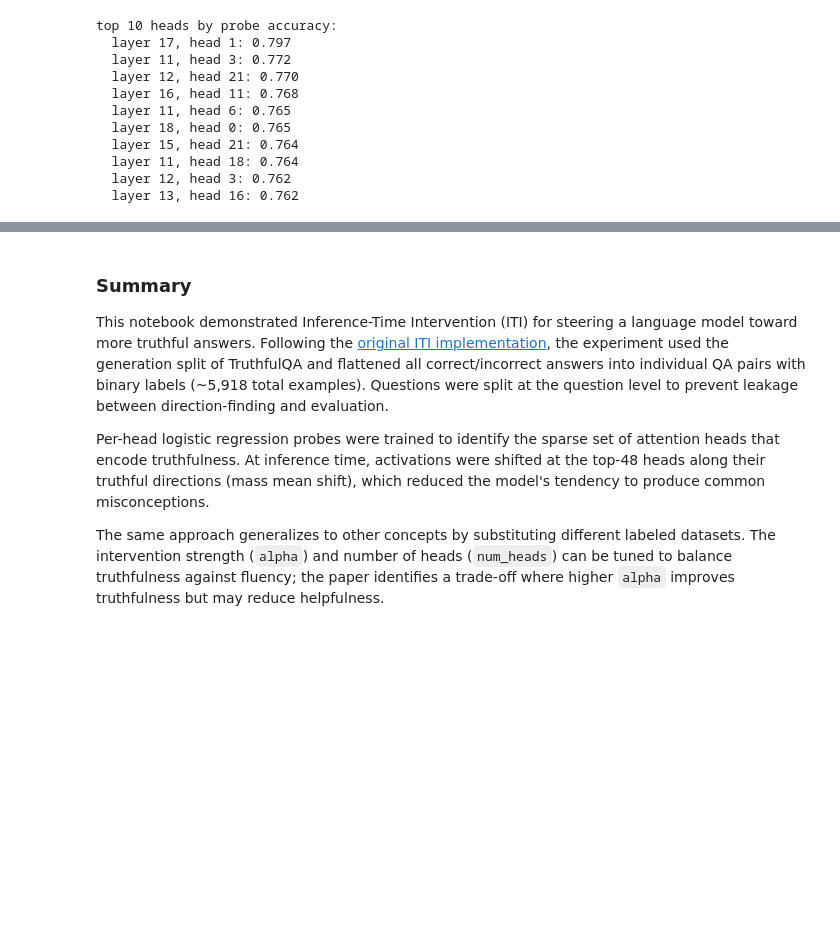
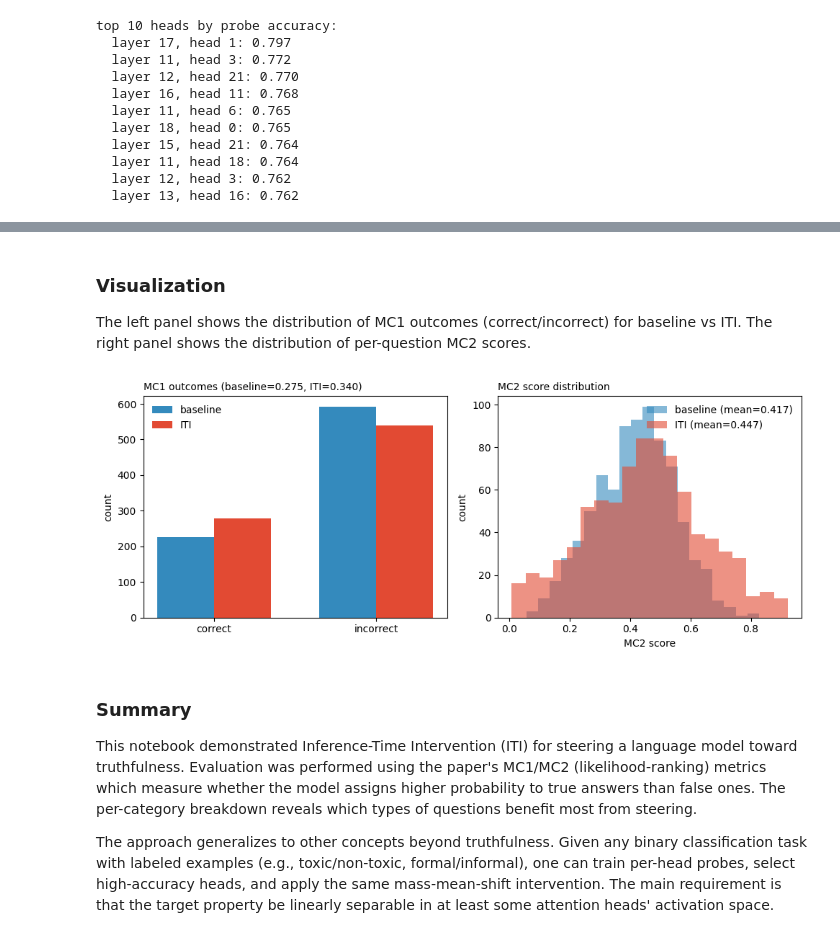
Before and after one commit to emiehling/AISteer360, a Jupyter notebook: examples/notebooks/control_iti/iti.ipynb, the cells around one changed output, grey strips where cells are left out. Drawn from its saved outputs; the diff is of its cells as text; code cells hidden in the pictures; blank space fills up the shorter version.

```diff
--- a/examples/notebooks/control_iti/iti.ipynb
+++ b/examples/notebooks/control_iti/iti.ipynb
@@ -400,8 +572,43 @@ print(tabulate(
+# %% [markdown]
+### Visualization
+
+The left panel shows the distribution of MC1 outcomes (correct/incorrect) for baseline vs ITI. The right panel shows the distribution of per-question MC2 scores.
+# %%
+fig, axes = plt.subplots(1, 2, figsize=(10, 4))
+
+# MC1 correct/incorrect counts
+baseline_correct = sum(baseline_mc1_scores)
+baseline_incorrect = len(baseline_mc1_scores) - baseline_correct
+iti_correct = sum(iti_mc1_scores)
+iti_incorrect = len(iti_mc1_scores) - iti_correct
+
+x = np.arange(2)
+width = 0.35
+
+bars1 = axes[0].bar(x - width/2, [baseline_correct, baseline_incorrect], width, label="baseline", color="#348ABD")
+bars2 = axes[0].bar(x + width/2, [iti_correct, iti_incorrect], width, label="ITI", color="#E24A33")
+
+axes[0].set_ylabel("count")
+axes[0].set_xticks(x)
+axes[0].set_xticklabels(["correct", "incorrect"])
+axes[0].legend(frameon=False)
+axes[0].set_title(f"MC1 outcomes (baseline={baseline_mc1_mean:.3f}, ITI={iti_mc1_mean:.3f})", loc="left", fontsize=10)
+
+# MC2 score distributions
+axes[1].hist(baseline_mc2_scores, bins=20, alpha=0.6, label=f"baseline (mean={baseline_mc2_mean:.3f})", color="#348ABD")
+axes[1].hist(iti_mc2_scores, bins=20, alpha=0.6, label=f"ITI (mean={iti_mc2_mean:.3f})", color="#E24A33")
+axes[1].set_xlabel("MC2 score")
+axes[1].set_ylabel("count")
+axes[1].legend(frameon=False)
+axes[1].set_title("MC2 score distribution", loc="left", fontsize=10)
+
+plt.tight_layout()
+plt.show()
+# %% [output]
+[figure, added]
 # %% [markdown]
 ### Summary
 
-This notebook demonstrated Inference-Time Intervention (ITI) for steering a language model toward more truthful answers. Following the [original ITI implementation](https://github.com/likenneth/honest_llama), the experiment used the generation split of TruthfulQA and flattened all correct/incorrect answers into individual QA pairs with binary labels (~5,918 total examples). Questions were split at the question level to prevent leakage between direction-finding and evaluation.
+This notebook demonstrated Inference-Time Intervention (ITI) for steering a language model toward truthfulness. Evaluation was performed using the paper's MC1/MC2 (likelihood-ranking) metrics which measure whether the model assigns higher probability to true answers than false ones. The per-category breakdown reveals which types of questions benefit most from steering.
 
-Per-head logistic regression probes were trained to identify the sparse set of attention heads that encode truthfulness. At inference time, activations were shifted at the top-48 heads along their truthful directions (mass mean shift), which reduced the model's tendency to produce common misconceptions.
-
-The same approach generalizes to other concepts by substituting different labeled datasets. The intervention strength (`alpha`) and number of heads (`num_heads`) can be tuned to balance truthfulness against fluency; the paper identifies a trade-off where higher `alpha` improves truthfulness but may reduce helpfulness.
+The approach generalizes to other concepts beyond truthfulness. Given any binary classification task with labeled examples (e.g., toxic/non-toxic, formal/informal), one can train per-head probes, select high-accuracy heads, and apply the same mass-mean-shift intervention. The main requirement is that the target property be linearly separable in at least some attention heads' activation space.
```
Also changed, not shown: parts of 18 cells of this notebook, 1 other file.
